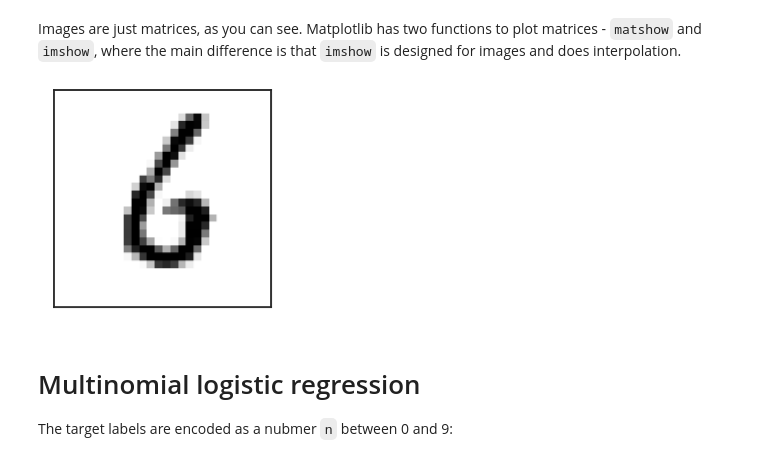
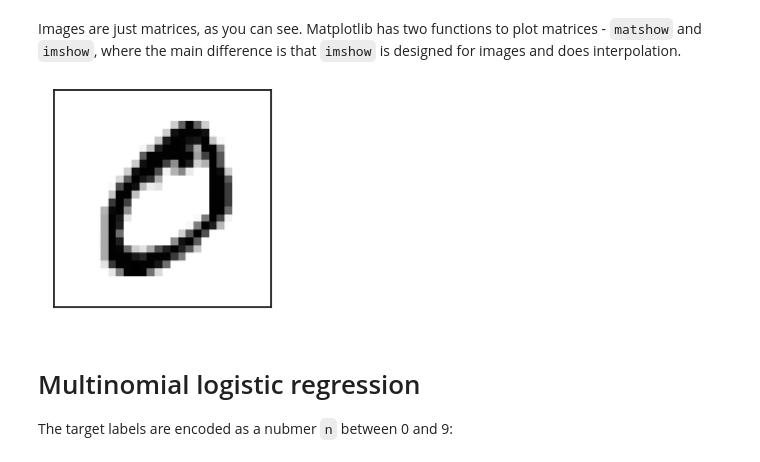
Before and after one commit to yoavram/DataSciPy, a Jupyter notebook: sessions/softmax-model.ipynb, the cells around one changed output. Cells and saved outputs as stored; diff of their text form; code cells hidden in the pictures.

```diff
--- a/sessions/softmax-model.ipynb
+++ b/sessions/softmax-model.ipynb
@@ -42,5 +42,5 @@ If you got an `ImportError`, **use kernel *tensorflow_p37***: open the *Kernel*
 
 First we read the data sets:
 # %%
-import keras
-(X_train, Y_train), (X_test, Y_test) = keras.datasets.mnist.load_data()
+import tensorflow.keras
+(X_train, Y_train), (X_test, Y_test) = tensorflow.keras.datasets.mnist.load_data()
@@ -82,12 +80,12 @@ Matplotlib has two functions to plot matrices - `matshow` and `imshow`, where th
 # %%
 def display_image(im):
     plt.imshow(im, cmap='gray_r')
     plt.xticks([])
     plt.yticks([])
 
-display_image(X_test[50, :, :])
+display_image(X_train[1, :, :])
 # %% [output]
-[figure, old version]
+[figure, new version]
 # %% [markdown]
 # Multinomial logistic regression
 
```
Also changed, not shown: parts of 9 cells of this notebook.
